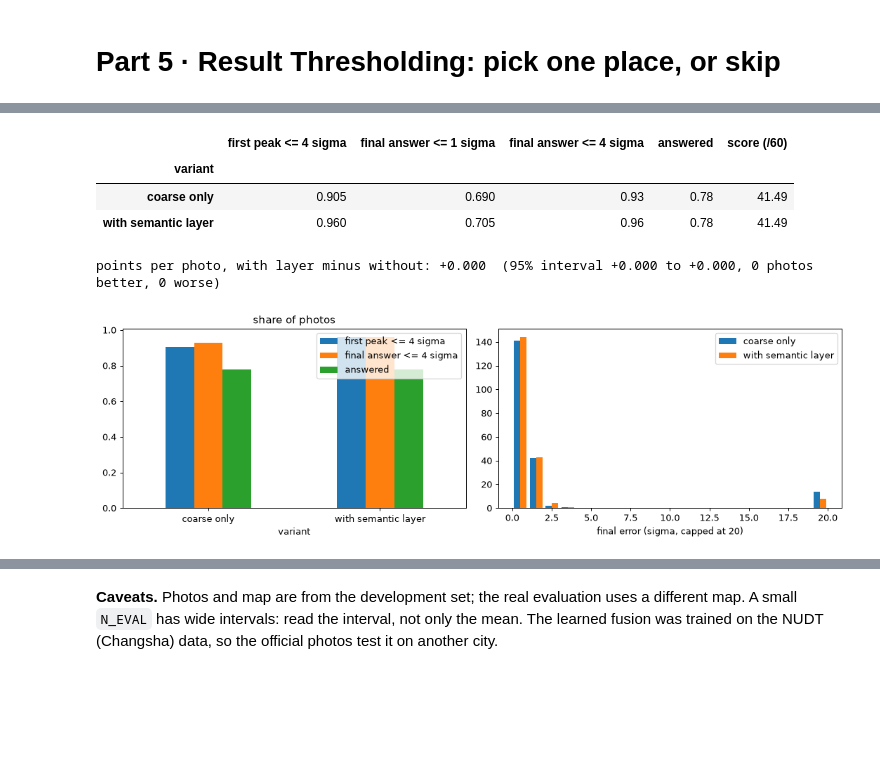
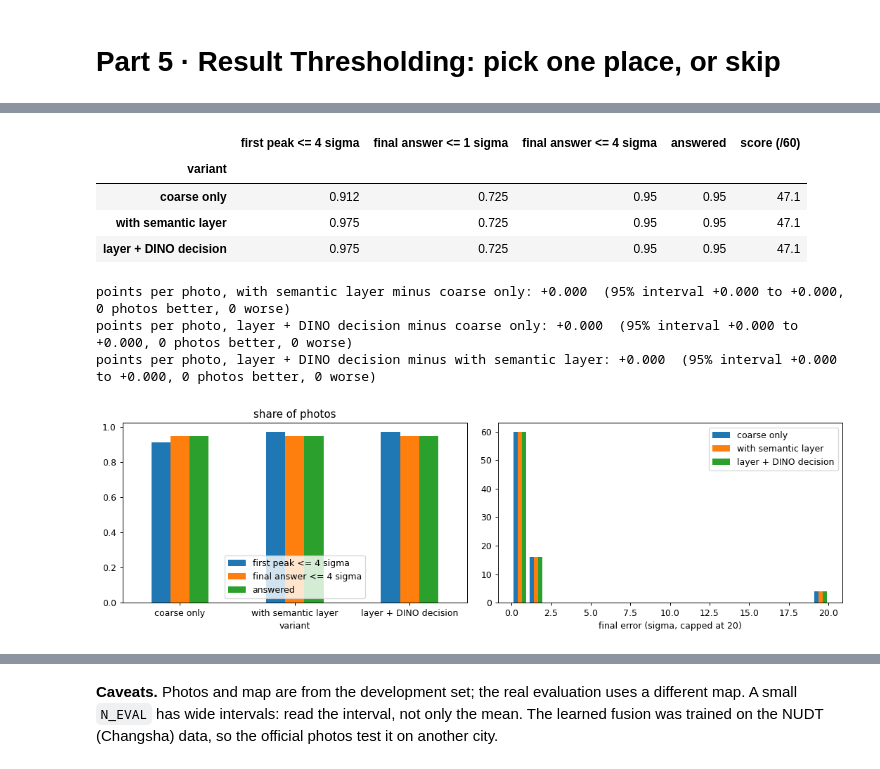
Before and after one commit to prabhuparth442/IdeaForge-GeoLoc-InterIIT15, a Jupyter notebook: Pipeline_Visual_Check.ipynb, the cells around one changed output, grey strips where cells are left out. Cells and saved outputs as stored; diff of their text form; code cells hidden in the pictures; blank space fills up the shorter version.

```diff
--- a/Pipeline_Visual_Check.ipynb
+++ b/Pipeline_Visual_Check.ipynb
@@ -217,7 +226,7 @@ def errors_in_sigma(peaks, photo_index):
 
 inputs = make_inputs(canvas, valid, level, test_set.priors[photo], families, names)
 score_map = coarse_method(inputs)
-peaks = pick_peaks(score_map, inputs["geometry"])
-print("score map", tuple(score_map.shape), "-> peaks", peaks.shape, "(score, x, y, sharpness, ranking value)")
+peaks = coarse_top(score_map, inputs["geometry"], K_PEAKS)
+print("score map", tuple(score_map.shape), "-> K = %d peaks" % K_PEAKS, peaks.shape, "(score, x, y, sharpness, ranking value)")
 # %% [output]
 coarse method: fused | maps: ['edge_zncc', 'edge_cosine', 'edge_mag', 'edge_zncc_w', 'mind_zncc', 'learned_zncc']
@@ -243,12 +252,12 @@ def draw_heat_map(axis, score_map, geometry, peaks, title, how_many=5):
 coarse_errors = errors_in_sigma(peaks, photo)
 fig, axes = plt.subplots(1, 2, figsize=(14, 5.4), gridspec_kw={"width_ratios": [1.3, 1]})
 draw_heat_map(axes[0], score_map, inputs["geometry"], peaks, "%s score map over the 5 km disc (green star = truth, squares = best peaks)" % COARSE)
-axes[1].bar(range(1, 26), np.minimum(coarse_errors, 30), color=["green" if e <= 4 else "gray" for e in coarse_errors])
+axes[1].bar(range(1, len(coarse_errors) + 1), np.minimum(coarse_errors, 30), color=["green" if e <= 4 else "gray" for e in coarse_errors])
 axes[1].axhline(4, color="red", ls="--")
 axes[1].set_xlabel("peak rank")
 axes[1].set_ylabel("error of the peak (sigma, capped at 30)")
-axes[1].set_title("which of the 25 peaks is the right place (green = within 4 sigma)")
+axes[1].set_title("which of the K coarse peaks is the right place (green = within 4 sigma)")
 plt.tight_layout()
 plt.show()
-print("first peak error %.1f sigma | best of the 25: %.1f sigma" % (coarse_errors[0], coarse_errors.min()))
+print("first peak error %.1f sigma | best of the K: %.1f sigma" % (coarse_errors[0], coarse_errors.min()))
 # %% [output]
@@ -310,5 +319,11 @@ For each of the 25 peaks, SuperPoint finds keypoints, LightGlue (MINIMA weights)
 # %%
 nudt_dir = config.find_nudt_dir()
-settings.MINIMA_FILE = nudt_dir / "checkpoint" / "MINIMA" / "minima_lightglue.pth"
-matcher = load_matcher()
+checkpoints = nudt_dir / "checkpoint"
+if MATCHER == "roma_minima":
+    from src.fine_matching.roma_matcher import load_roma_matcher
+    matcher = load_roma_matcher(checkpoints / "MINIMA" / "minima_roma.pth", checkpoints / "RoMa" / "dinov2_vitl14_pretrain.pth")
+else:
+    settings.MINIMA_FILE = checkpoints / "MINIMA" / "minima_lightglue.pth"
+    matcher = load_matcher()
+print("fine matcher:", MATCHER)
 # %% [output]
@@ -420,36 +449,47 @@ photo 191, 370 s
 # %%
+VARIANTS = ("coarse only", "with semantic layer", "layer + DINO decision")
 rows = []
-for variant in ("coarse only", "with semantic layer"):
+for variant in VARIANTS:
     rows.append({"variant": variant,
                  "first peak <= 4 sigma": (results[variant + " peak1 sigma"] <= 4).mean(),
                  "final answer <= 1 sigma": (results[variant + " sigma"] <= 1).mean(),
                  "final answer <= 4 sigma": (results[variant + " sigma"] <= 4).mean(),
                  "answered": (results[variant + " points"] != 0).mean(),
                  "score (/60)": final_score(list(results[variant + " points"]))})
 summary = pd.DataFrame(rows).set_index("variant")
 display(summary.round(3))
 
-generator = np.random.default_rng(0)
-difference = (results["with semantic layer points"] - results["coarse only points"]).values
-means = []
-for _ in range(5000):
-    picks = generator.integers(0, len(difference), len(difference))
-    means.append(difference[picks].mean())
-print("points per photo, with layer minus without: %+.3f  (95%% interval %+.3f to %+.3f, %d photos better, %d worse)" % (
-    difference.mean(), np.quantile(means, 0.025), np.quantile(means, 0.975), (difference > 0).sum(), (difference < 0).sum()))
+
+def paired_difference(better, worse, seed=0):
+    generator = np.random.default_rng(seed)
+    difference = (results[better + " points"] - results[worse + " points"]).values
+    means = []
+    for _ in range(5000):
+        picks = generator.integers(0, len(difference), len(difference))
+        means.append(difference[picks].mean())
+    print("points per photo, %s minus %s: %+.3f  (95%% interval %+.3f to %+.3f, %d photos better, %d worse)" % (
+        better, worse, difference.mean(), np.quantile(means, 0.025), np.quantile(means, 0.975), (difference > 0).sum(), (difference < 0).sum()))
+
+
+paired_difference("with semantic layer", "coarse only")
+paired_difference("layer + DINO decision", "coarse only")
+paired_difference("layer + DINO decision", "with semantic layer")
 
 fig, axes = plt.subplots(1, 2, figsize=(12, 3.8))
 summary[["first peak <= 4 sigma", "final answer <= 4 sigma", "answered"]].plot.bar(ax=axes[0], rot=0)
 axes[0].set_title("share of photos")
-axes[1].hist([results["coarse only sigma"].clip(upper=20), results["with semantic layer sigma"].clip(upper=20)], bins=20, label=["coarse only", "with semantic layer"])
+axes[1].hist([results[v + " sigma"].clip(upper=20) for v in VARIANTS], bins=20, label=list(VARIANTS))
 axes[1].set_xlabel("final error (sigma, capped at 20)")
 axes[1].legend()
 plt.tight_layout()
 plt.show()
 # %% [output]
 |  | first peak <= 4 sigma | final answer <= 1 sigma | final answer <= 4 sigma | answered | score (/60) |
 | variant |  |  |  |  |  |
-| coarse only | 0.905 | 0.690 | 0.93 | 0.78 | 41.49 |
-| with semantic layer | 0.960 | 0.705 | 0.96 | 0.78 | 41.49 |
+| coarse only | 0.912 | 0.725 | 0.95 | 0.95 | 47.1 |
+| with semantic layer | 0.975 | 0.725 | 0.95 | 0.95 | 47.1 |
+| layer + DINO decision | 0.975 | 0.725 | 0.95 | 0.95 | 47.1 |
-points per photo, with layer minus without: +0.000  (95% interval +0.000 to +0.000, 0 photos better, 0 worse)
+points per photo, with semantic layer minus coarse only: +0.000  (95% interval +0.000 to +0.000, 0 photos better, 0 worse)
+points per photo, layer + DINO decision minus coarse only: +0.000  (95% interval +0.000 to +0.000, 0 photos better, 0 worse)
+points per photo, layer + DINO decision minus with semantic layer: +0.000  (95% interval +0.000 to +0.000, 0 photos better, 0 worse)
-[figure, old version]
+[figure, new version]
```
Also changed, not shown: parts of 21 cells of this notebook, 43 other files.
